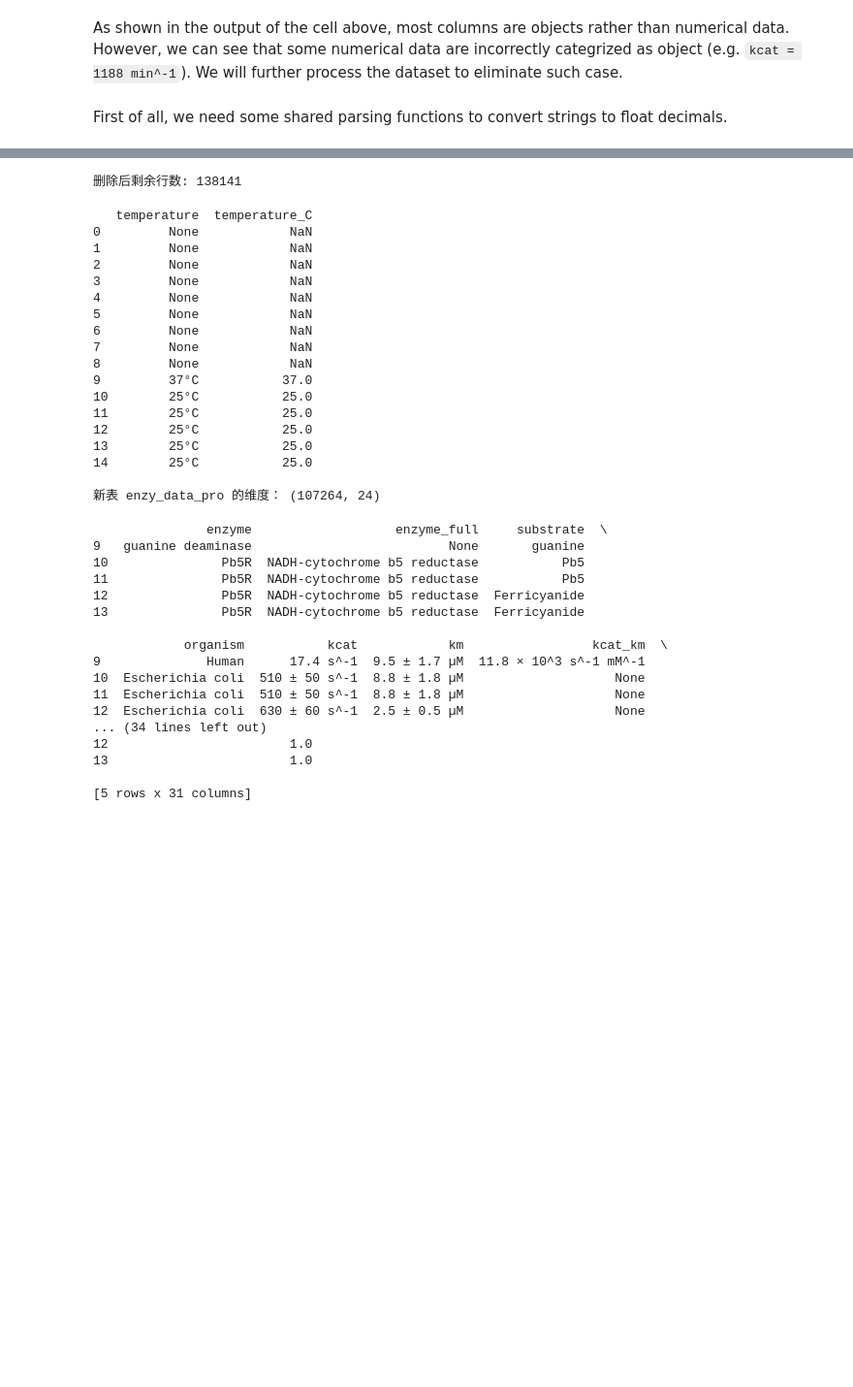
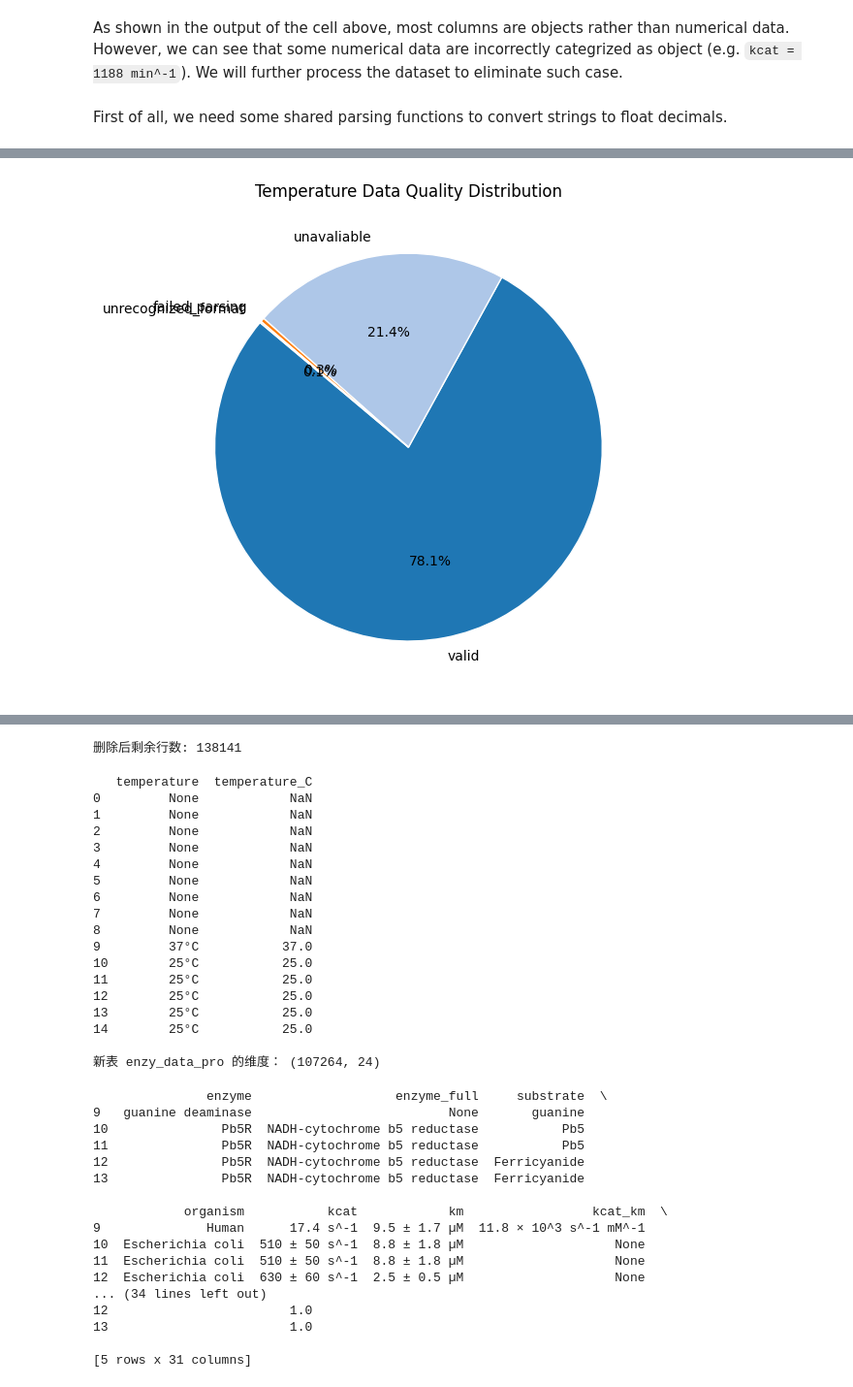
Before and after one commit to tinayang3024/CHE1147-Group-Project, a Jupyter notebook: notebooks/exploration.ipynb, the cells around one changed output, grey strips where cells are left out. Shown at 97% size. Cells and saved outputs as stored; diff of their text form; code cells hidden in the pictures; blank space fills up the shorter version.

```diff
--- a/notebooks/exploration.ipynb
+++ b/notebooks/exploration.ipynb
@@ -626,0 +462,99 @@ plt.show()
+# %%
+
+# ---------- Initialize counters ----------
+temp_counts = {
+    "valid": 0,
+    "unavaliable": 0,
+    "failed_parsing": 0,
+    "unrecognized_format": 0,
+}
+
+# ---------- Main cleaner ----------
+def clean_temperature(value):
+    """
+    Parse temperature strings like:
+      '37 °C', '310 K', '98.6°F', '25', '20-25 °C', '30 ± 2°C'
+    Returns standardized float in °C.
+    """
+    if pd.isna(value):
+        temp_counts["unavaliable"] += 1
+        return np.nan
+
+    text = str(value).strip()
+    if not text:
+        temp_counts["unavaliable"] += 1
+        return np.nan
+
+    # Extract numeric portion
+    numeric_seg, had_unit = extract_numeric_segment(text)
+    if not numeric_seg:
+        temp_counts["failed_parsing"] += 1
+        # print(f"⚠️ Invalid parsing: {text}")
+        return np.nan
+
+    val = parse_numeric_or_range(numeric_seg)
+    if not np.isfinite(val):
+        temp_counts["failed_parsing"] += 1
+        # print(f"⚠️ Invalid parsing: {text}")
+        return np.nan
+
+    # Detect unit and convert to °C
+    unit, factor, offset = _detect_temperature_unit(text)
+    if unit == "C":
+        temp_counts["valid"] += 1
+        return val
+    elif unit == "K":
+        temp_counts["valid"] += 1
+        return val + offset
+    elif unit == "F":
+        temp_counts["valid"] += 1
+        return val * factor + offset
+    elif not had_unit:
+        return val # Assume °C if no unit is provided (most biochemical data default to °C)
+    else:
+        temp_counts["unrecognized_format"] += 1
+        # print(f"⚠️ Unrecognized unit: {text}")
+        return np.nan
+
+# ---------- Apply cleaning ----------
+enzy_data["temperature_prepossed"] = enzy_data["temperature"].apply(preprocess_temperature_field)
+enzy_data["temperature_C"] = enzy_data["temperature_prepossed"].apply(clean_temperature)
+
+# ---------- Summary ----------
+print(enzy_data[["temperature", "temperature_C"]].head(10))
+print("\nTemperature summary (°C):")
+print(enzy_data["temperature_C"].describe())
+print("\nTemperature data quality counts:")
+for k, v in temp_counts.items():
+    print(f"{k:15s}: {v}")
+
+# --- Pie chart ---
+plt.figure(figsize=(6, 6))
+labels = list(temp_counts.keys())
+sizes = list(temp_counts.values())
+colors = plt.cm.tab20.colors[:len(labels)]
+
+plt.pie(
+    sizes,
+    labels=labels,
+    autopct="%1.1f%%",
+    startangle=140,
+    colors=colors,
+    wedgeprops={"edgecolor": "white"}
+)
+
+plt.title("Temperature Data Quality Distribution")
+plt.tight_layout()
+plt.show()
+
+# ---------- Distribution plot ----------
+valid_temps = enzy_data["temperature_C"].dropna()
+plt.figure(figsize=(7, 5))
+sns.histplot(valid_temps, bins=30, kde=True, color="tomato")
+plt.xlabel("Temperature (°C)")
+plt.ylabel("Frequency")
+plt.title("Distribution of Experimental Temperatures (°C)")
+plt.grid(True, ls="--", alpha=0.5)
+plt.tight_layout()
+plt.show()
+# %% [output]
@@ -626,0 +578 @@ plt.show()
+[figure, added]
```
Also changed, not shown: parts of 19 cells of this notebook.
